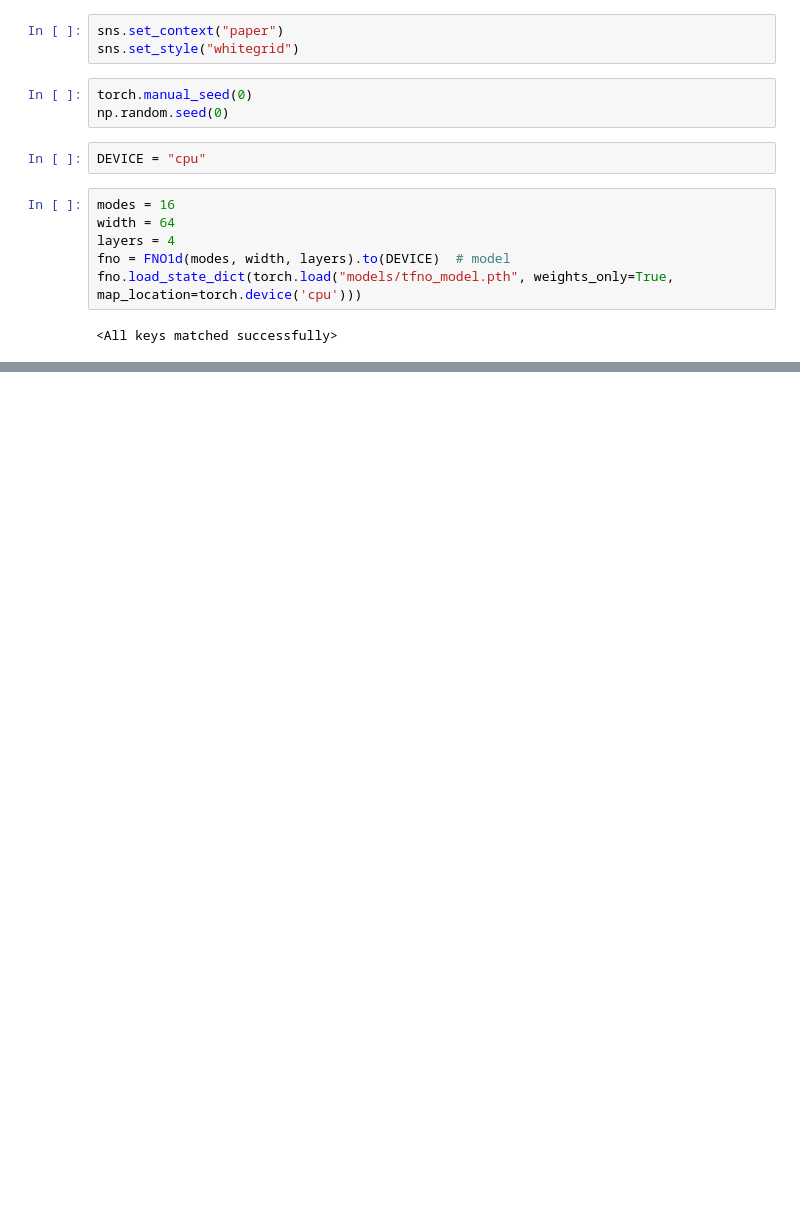
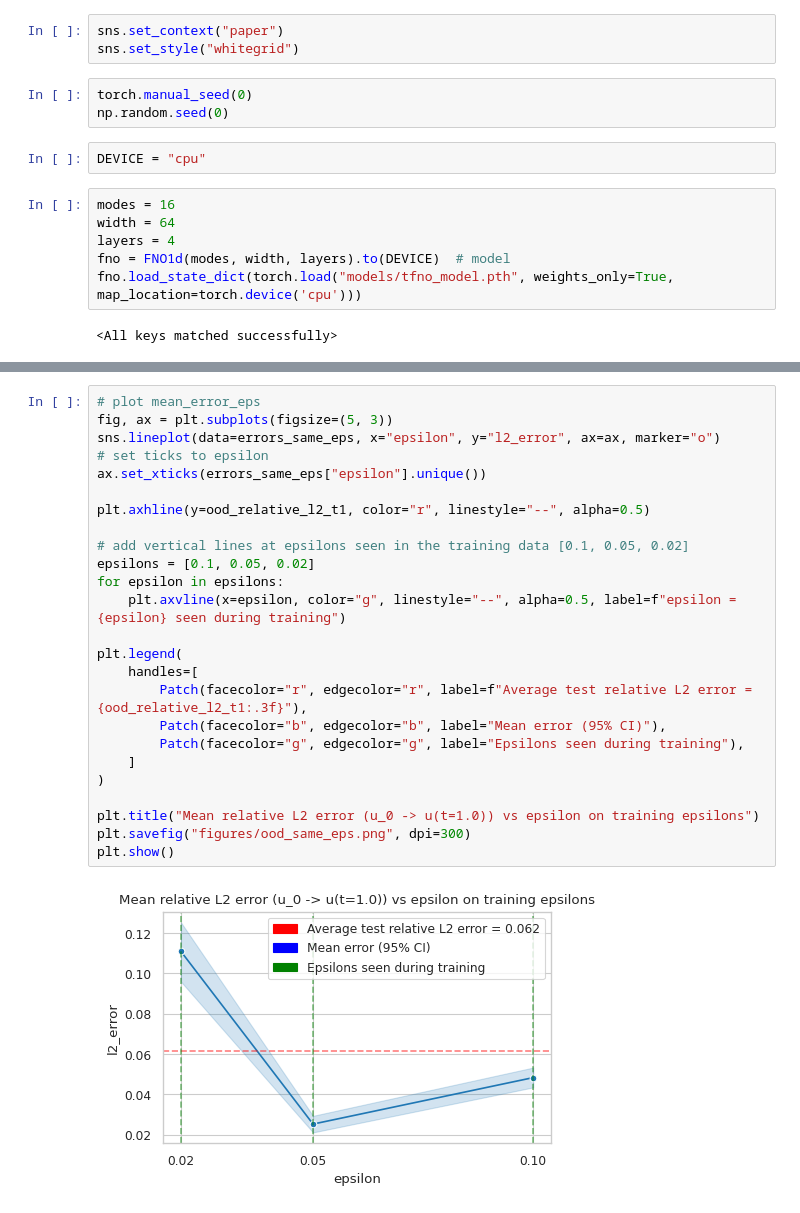
Before and after one commit to benedict-armstrong/FNO-for-Phase-Field-Dynamics, a Jupyter notebook: eval_ood.ipynb, the cells around one changed output, grey strips where cells are left out. Saved outputs shown, nothing was run; the diff lists cells and outputs as text; blank space fills up the shorter version.

```diff
--- a/eval_ood.ipynb
+++ b/eval_ood.ipynb
@@ -30,3 +43,30 @@ fno.load_state_dict(torch.load("models/tfno_model.pth", weights_only=True,  map_
+# %%
+# plot mean_error_eps
+fig, ax = plt.subplots(figsize=(5, 3))
+sns.lineplot(data=errors_same_eps, x="epsilon", y="l2_error", ax=ax, marker="o")
+# set ticks to epsilon
+ax.set_xticks(errors_same_eps["epsilon"].unique())
+
+plt.axhline(y=ood_relative_l2_t1, color="r", linestyle="--", alpha=0.5)
+
+# add vertical lines at epsilons seen in the training data [0.1, 0.05, 0.02]
+epsilons = [0.1, 0.05, 0.02]
+for epsilon in epsilons:
+    plt.axvline(x=epsilon, color="g", linestyle="--", alpha=0.5, label=f"epsilon = {epsilon} seen during training")
+
+plt.legend(
+    handles=[
+        Patch(facecolor="r", edgecolor="r", label=f"Average test relative L2 error = {ood_relative_l2_t1:.3f}"),
+        Patch(facecolor="b", edgecolor="b", label="Mean error (95% CI)"),
+        Patch(facecolor="g", edgecolor="g", label="Epsilons seen during training"),
+    ]
+)
+
+plt.title("Mean relative L2 error (u_0 -> u(t=1.0)) vs epsilon on training epsilons")
+plt.savefig("figures/ood_same_eps.png", dpi=300)
+plt.show()
+# %% [output]
+[figure, added]
 # %%
 time_pairs = [(0, 4)]
 dataset_ood = (
```
Also changed, not shown: parts of 14 cells of this notebook, 7 other files.
